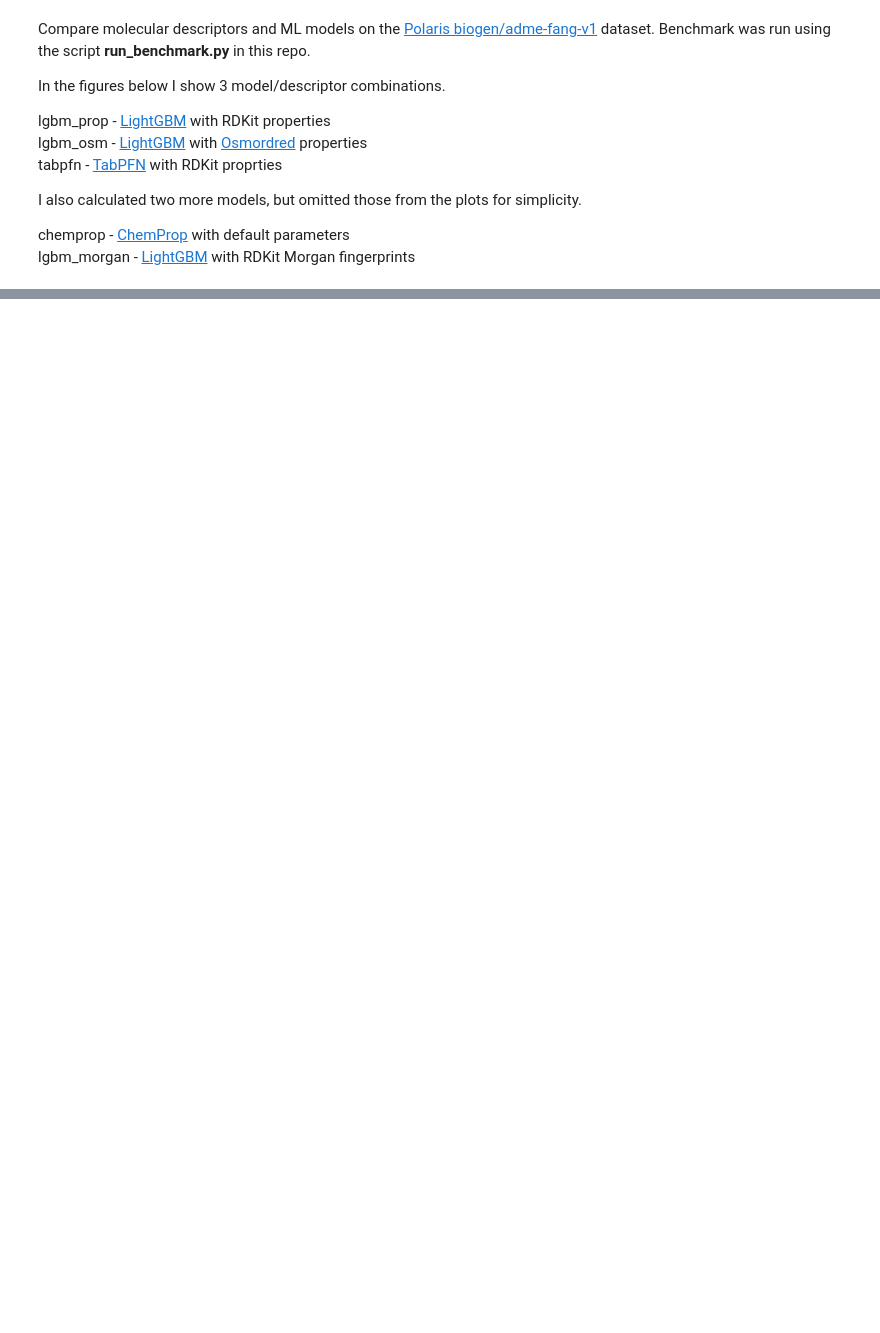
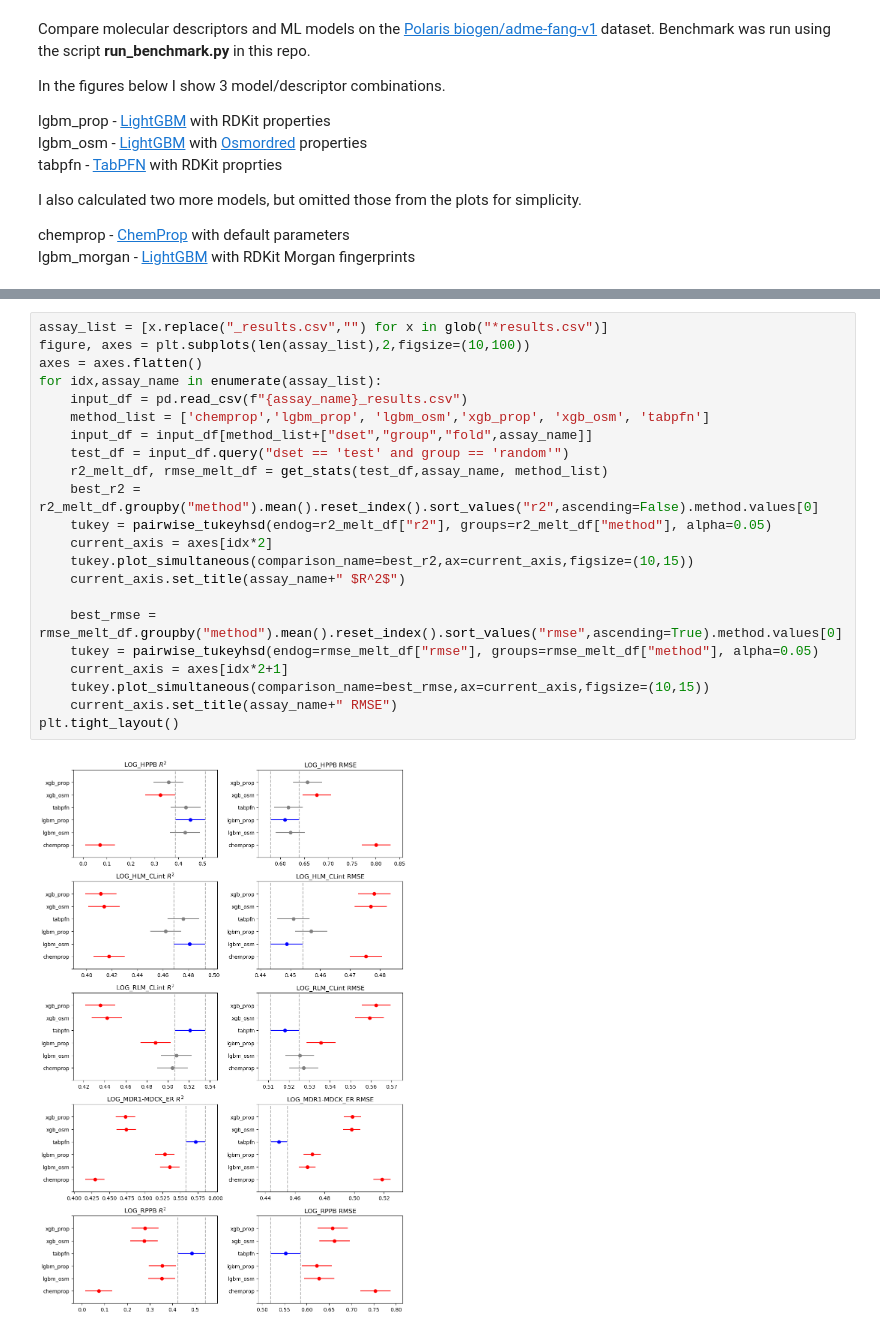
Before and after one commit to PatWalters/practical_cheminformatics_posts, a Jupyter notebook: adme_comparison/tukey_boxplot.ipynb, the cells around one changed output, grey strips where cells are left out. Saved outputs shown, nothing was run; the diff lists cells and outputs as text; blank space fills up the shorter version.

```diff
--- a/adme_comparison/tukey_boxplot.ipynb
+++ b/adme_comparison/tukey_boxplot.ipynb
@@ -136,0 +147,24 @@ main()
+# %%
+assay_list = [x.replace("_results.csv","") for x in glob("*results.csv")]
+figure, axes = plt.subplots(len(assay_list),2,figsize=(10,100))
+axes = axes.flatten()
+for idx,assay_name in enumerate(assay_list):
+    input_df = pd.read_csv(f"{assay_name}_results.csv")
+    method_list = ['chemprop','lgbm_prop', 'lgbm_osm','xgb_prop', 'xgb_osm', 'tabpfn']
+    input_df = input_df[method_list+["dset","group","fold",assay_name]]
+    test_df = input_df.query("dset == 'test' and group == 'random'")
+    r2_melt_df, rmse_melt_df = get_stats(test_df,assay_name, method_list)
+    best_r2 = r2_melt_df.groupby("method").mean().reset_index().sort_values("r2",ascending=False).method.values[0]
+    tukey = pairwise_tukeyhsd(endog=r2_melt_df["r2"], groups=r2_melt_df["method"], alpha=0.05)
+    current_axis = axes[idx*2]
+    tukey.plot_simultaneous(comparison_name=best_r2,ax=current_axis,figsize=(10,15))
+    current_axis.set_title(assay_name+" $R^2$")
+
+    best_rmse = rmse_melt_df.groupby("method").mean().reset_index().sort_values("rmse",ascending=True).method.values[0]
+    tukey = pairwise_tukeyhsd(endog=rmse_melt_df["rmse"], groups=rmse_melt_df["method"], alpha=0.05)
+    current_axis = axes[idx*2+1]
+    tukey.plot_simultaneous(comparison_name=best_rmse,ax=current_axis,figsize=(10,15))
+    current_axis.set_title(assay_name+" RMSE")
+plt.tight_layout()
+# %% [output]
+[figure, added]
```
Also changed, not shown: parts of 2 cells of this notebook, 7 other files.
